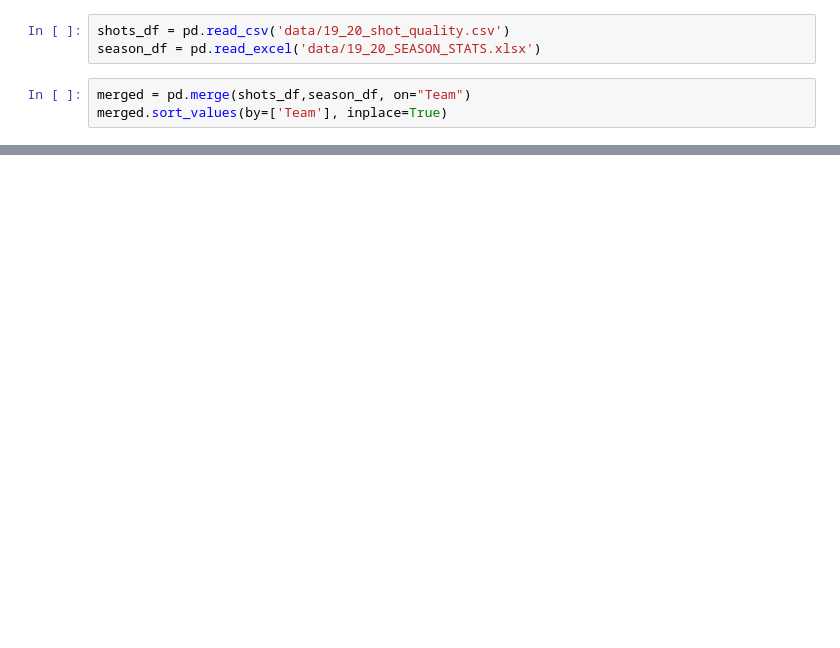
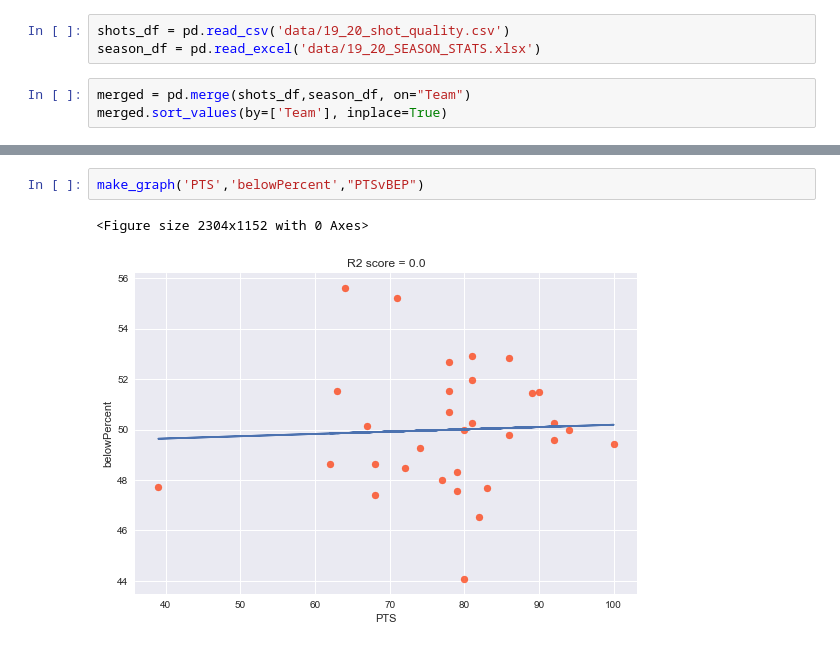
Before and after one commit to wonderbug2020/Shot_quality_stats, a Jupyter notebook: Graphs_one.ipynb, the cells around one changed output, grey strips where cells are left out. Saved outputs shown, nothing was run; the diff lists cells and outputs as text; blank space fills up the shorter version.

```diff
--- a/Graphs_one.ipynb
+++ b/Graphs_one.ipynb
@@ -46,0 +41,5 @@ make_graph('PTS','abovePercent',"PTSvABP")
+# %%
+make_graph('PTS','belowPercent',"PTSvBEP")
+# %% [output]
+<Figure size 2304x1152 with 0 Axes>
+[figure, added]
```
Also changed, not shown: parts of 7 cells of this notebook.
